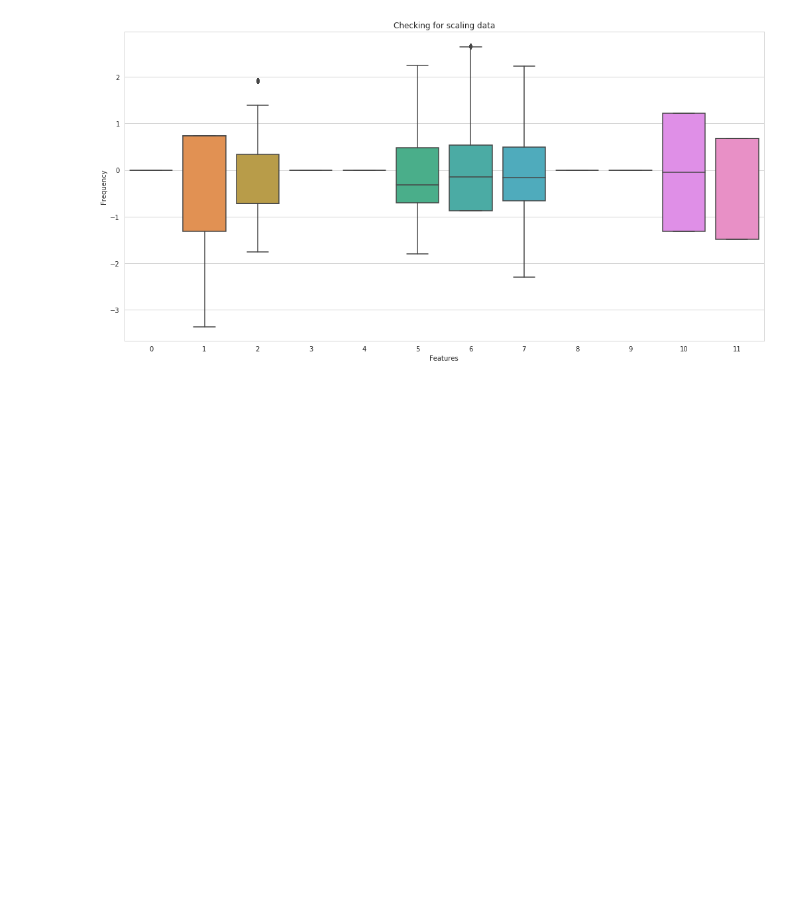
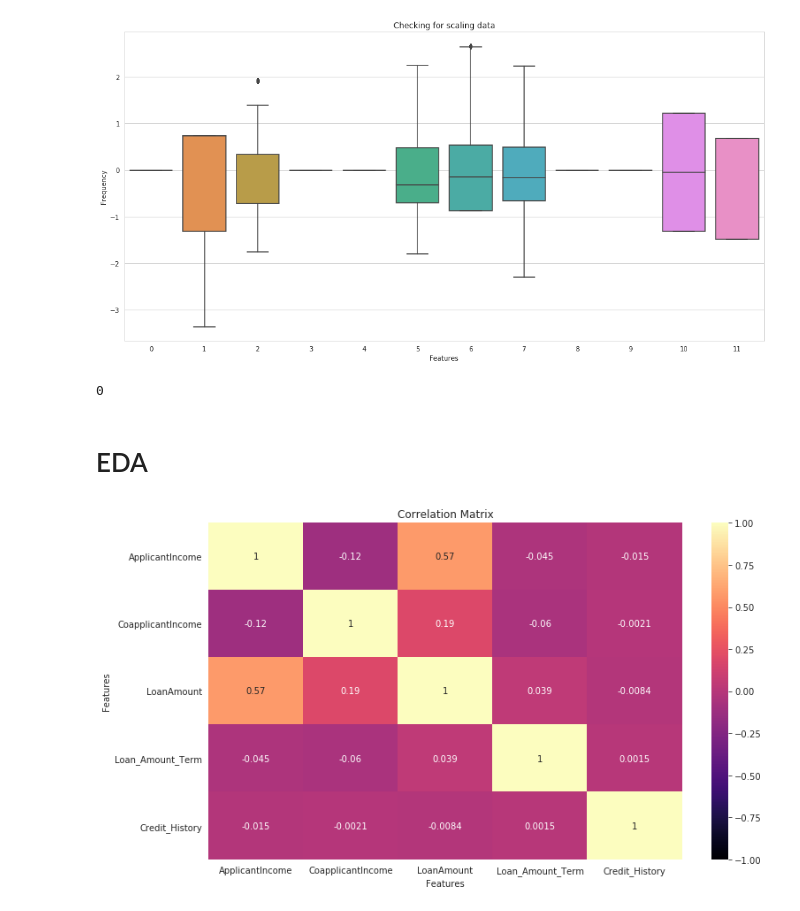
Before and after one commit to Abhishek768/Analytics_Vidhya_Loan_Prediction, a Jupyter notebook: loan_prediction.ipynb, the cells around one changed output. Cells and saved outputs as stored; diff of their text form; code cells hidden in the pictures; blank space fills up the shorter version.

```diff
--- a/loan_prediction.ipynb
+++ b/loan_prediction.ipynb
@@ -17,6 +17,8 @@ sns.set_style('whitegrid')
 # %%
 train_df = pd.read_csv('train.csv')
 test_df = pd.read_csv('test.csv')
+# %%
+df = train_df.copy()
 # %% [markdown]
 ## Head of dataset
 # %%
@@ -143,3 +145,17 @@ plt.xlabel('Features');
 plt.ylabel('Frequency');
 # %% [output]
 [figure]
+# %%
+df.duplicated().sum()
+# %% [output]
+0
+# %% [markdown]
+# EDA
+# %%
+plt.figure(figsize=(12,7));
+plt.title('Correlation Matrix');
+sns.heatmap(df.corr(), vmin=-1, vmax=1, annot=True, cmap='magma');
+plt.xlabel('Features');
+plt.ylabel('Features');
+# %% [output]
+[figure, added]
```
Also changed, not shown: parts of 5 cells of this notebook.
